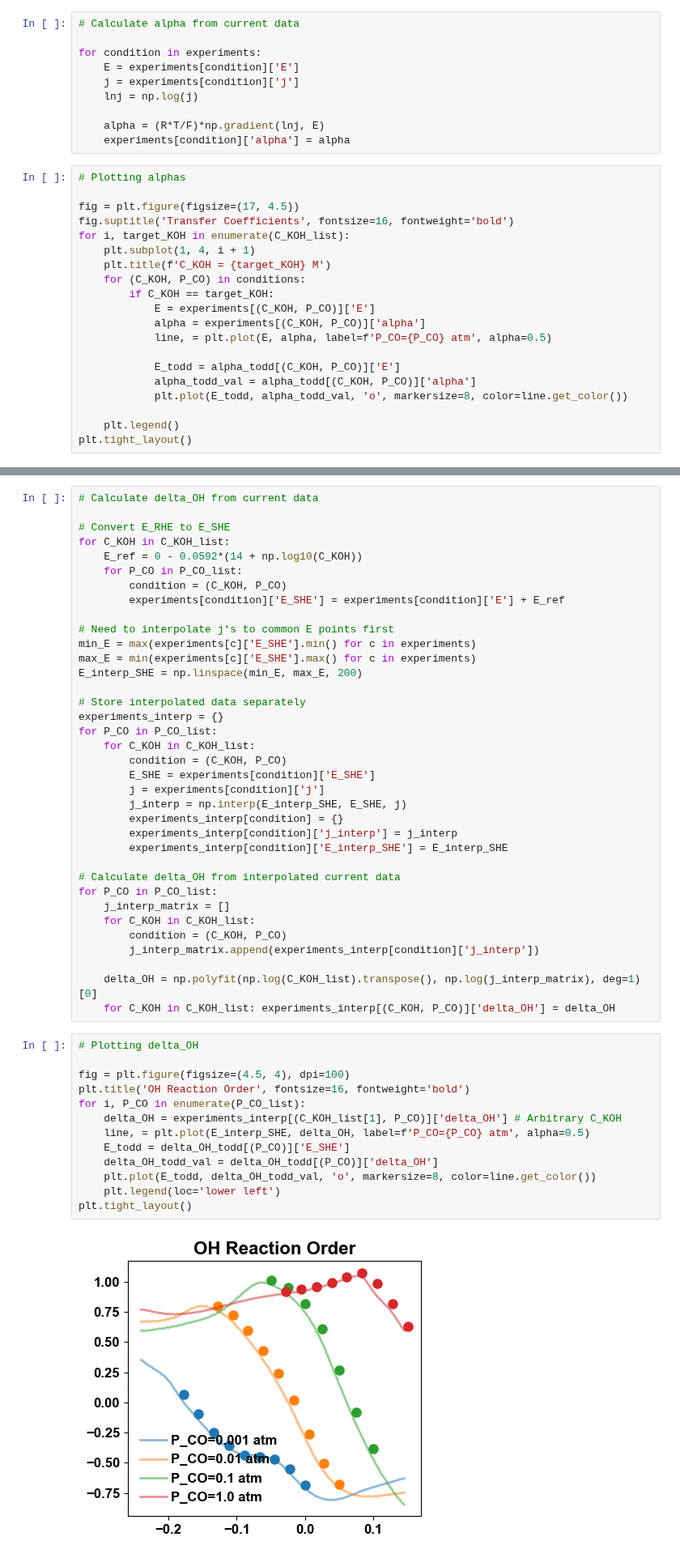
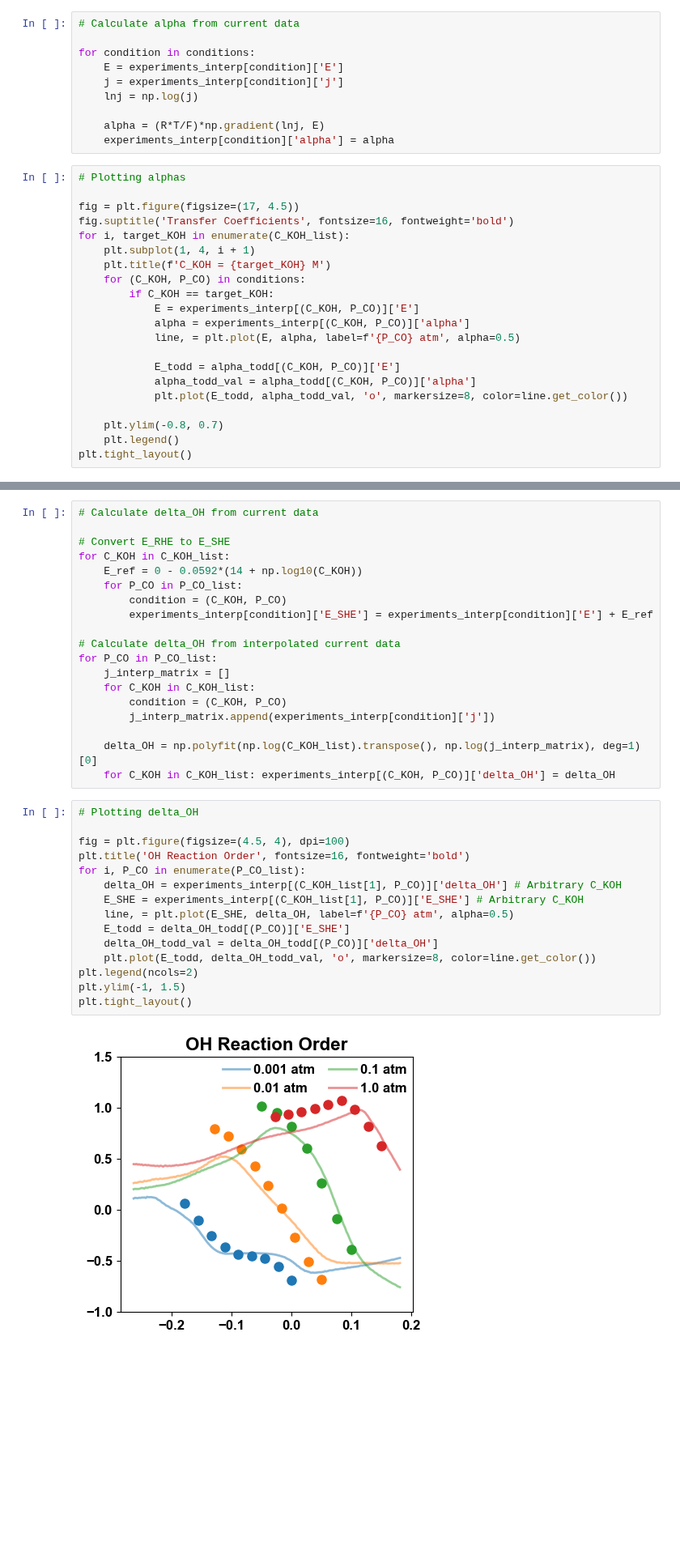
Before and after one commit to awasthivarun/MKM, a Jupyter notebook: CO_oxidation/preprocessing.ipynb, the cells around one changed output, grey strips where cells are left out. Shown at 81% size. Drawn from its saved outputs; the diff is of its cells as text; blank space fills up the shorter version.

```diff
--- a/CO_oxidation/preprocessing.ipynb
+++ b/CO_oxidation/preprocessing.ipynb
@@ -89,13 +112,13 @@ for i, (C_KOH, P_CO) in enumerate(conditions):
 # %%
 # Calculate alpha from current data
 
-for condition in experiments:
-    E = experiments[condition]['E']
-    j = experiments[condition]['j']
+for condition in conditions:
+    E = experiments_interp[condition]['E']
+    j = experiments_interp[condition]['j']
     lnj = np.log(j)
 
     alpha = (R*T/F)*np.gradient(lnj, E)
-    experiments[condition]['alpha'] = alpha
+    experiments_interp[condition]['alpha'] = alpha
 # %%
 # Plotting alphas
 
@@ -106,14 +129,15 @@ for i, target_KOH in enumerate(C_KOH_list):
     plt.title(f'C_KOH = {target_KOH} M')
     for (C_KOH, P_CO) in conditions:
         if C_KOH == target_KOH:
-            E = experiments[(C_KOH, P_CO)]['E']
-            alpha = experiments[(C_KOH, P_CO)]['alpha']
-            line, = plt.plot(E, alpha, label=f'P_CO={P_CO} atm', alpha=0.5)
+            E = experiments_interp[(C_KOH, P_CO)]['E']
+            alpha = experiments_interp[(C_KOH, P_CO)]['alpha']
+            line, = plt.plot(E, alpha, label=f'{P_CO} atm', alpha=0.5)
 
             E_todd = alpha_todd[(C_KOH, P_CO)]['E']
             alpha_todd_val = alpha_todd[(C_KOH, P_CO)]['alpha']
             plt.plot(E_todd, alpha_todd_val, 'o', markersize=8, color=line.get_color())
 
+    plt.ylim(-0.8, 0.7)
     plt.legend()
 plt.tight_layout()
 # %% [output]
@@ -137,49 +161,34 @@ for C_KOH in C_KOH_list:
     E_ref = 0 - 0.0592*(14 + np.log10(C_KOH))
     for P_CO in P_CO_list:
         condition = (C_KOH, P_CO)
-        experiments[condition]['E_SHE'] = experiments[condition]['E'] + E_ref
-
-# Need to interpolate j's to common E points first
-min_E = max(experiments[c]['E_SHE'].min() for c in experiments)
-max_E = min(experiments[c]['E_SHE'].max() for c in experiments)
-E_interp_SHE = np.linspace(min_E, max_E, 200)
-
-# Store interpolated data separately
-experiments_interp = {}
-for P_CO in P_CO_list:
-    for C_KOH in C_KOH_list:
-        condition = (C_KOH, P_CO)
-        E_SHE = experiments[condition]['E_SHE']
-        j = experiments[condition]['j']
-        j_interp = np.interp(E_interp_SHE, E_SHE, j)
-        experiments_interp[condition] = {}
-        experiments_interp[condition]['j_interp'] = j_interp
-        experiments_interp[condition]['E_interp_SHE'] = E_interp_SHE
+        experiments_interp[condition]['E_SHE'] = experiments_interp[condition]['E'] + E_ref
 
 # Calculate delta_OH from interpolated current data
 for P_CO in P_CO_list:
     j_interp_matrix = []
     for C_KOH in C_KOH_list:
         condition = (C_KOH, P_CO)
-        j_interp_matrix.append(experiments_interp[condition]['j_interp'])
+        j_interp_matrix.append(experiments_interp[condition]['j'])
 
     delta_OH = np.polyfit(np.log(C_KOH_list).transpose(), np.log(j_interp_matrix), deg=1)[0]
     for C_KOH in C_KOH_list: experiments_interp[(C_KOH, P_CO)]['delta_OH'] = delta_OH
 # %%
 # Plotting delta_OH
 
 fig = plt.figure(figsize=(4.5, 4), dpi=100)
 plt.title('OH Reaction Order', fontsize=16, fontweight='bold')
 for i, P_CO in enumerate(P_CO_list):
     delta_OH = experiments_interp[(C_KOH_list[1], P_CO)]['delta_OH'] # Arbitrary C_KOH
-    line, = plt.plot(E_interp_SHE, delta_OH, label=f'P_CO={P_CO} atm', alpha=0.5)
+    E_SHE = experiments_interp[(C_KOH_list[1], P_CO)]['E_SHE'] # Arbitrary C_KOH
+    line, = plt.plot(E_SHE, delta_OH, label=f'{P_CO} atm', alpha=0.5)
     E_todd = delta_OH_todd[(P_CO)]['E_SHE']
     delta_OH_todd_val = delta_OH_todd[(P_CO)]['delta_OH']
     plt.plot(E_todd, delta_OH_todd_val, 'o', markersize=8, color=line.get_color())
-    plt.legend(loc='lower left')
+plt.legend(ncols=2)
+plt.ylim(-1, 1.5)
 plt.tight_layout()
 # %% [output]
-[figure, old version]
+[figure, new version]
 # %%
 # Load Todd's delta_CO data + classification
 
```
Also changed, not shown: parts of 6 cells of this notebook, 2 other files.
